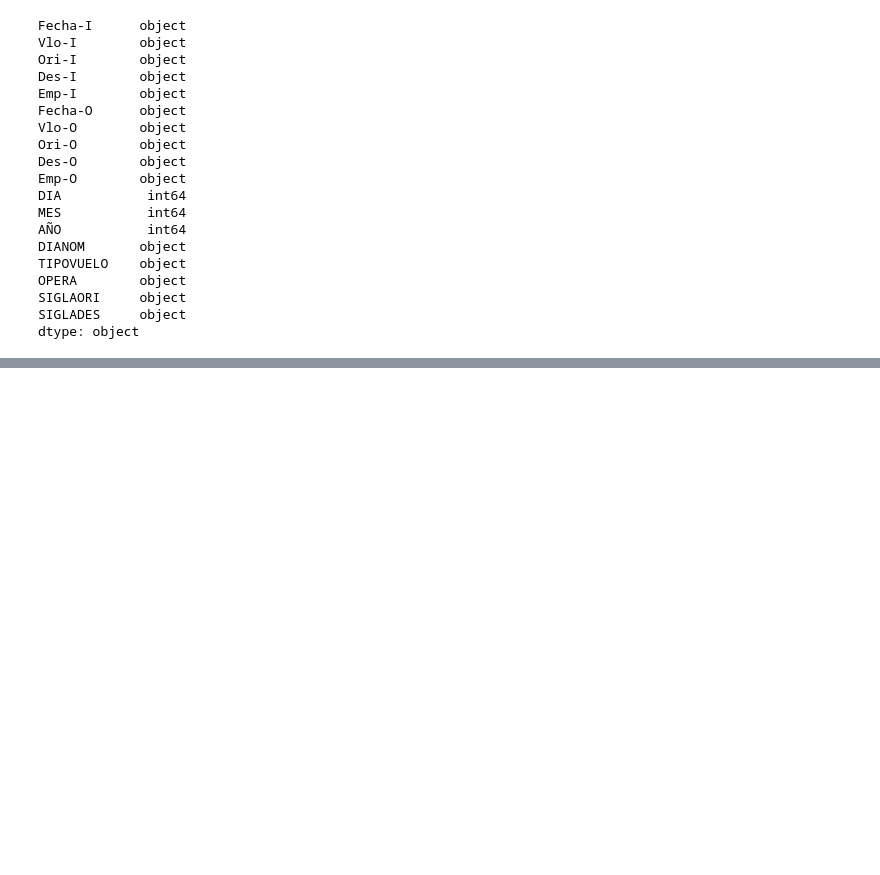
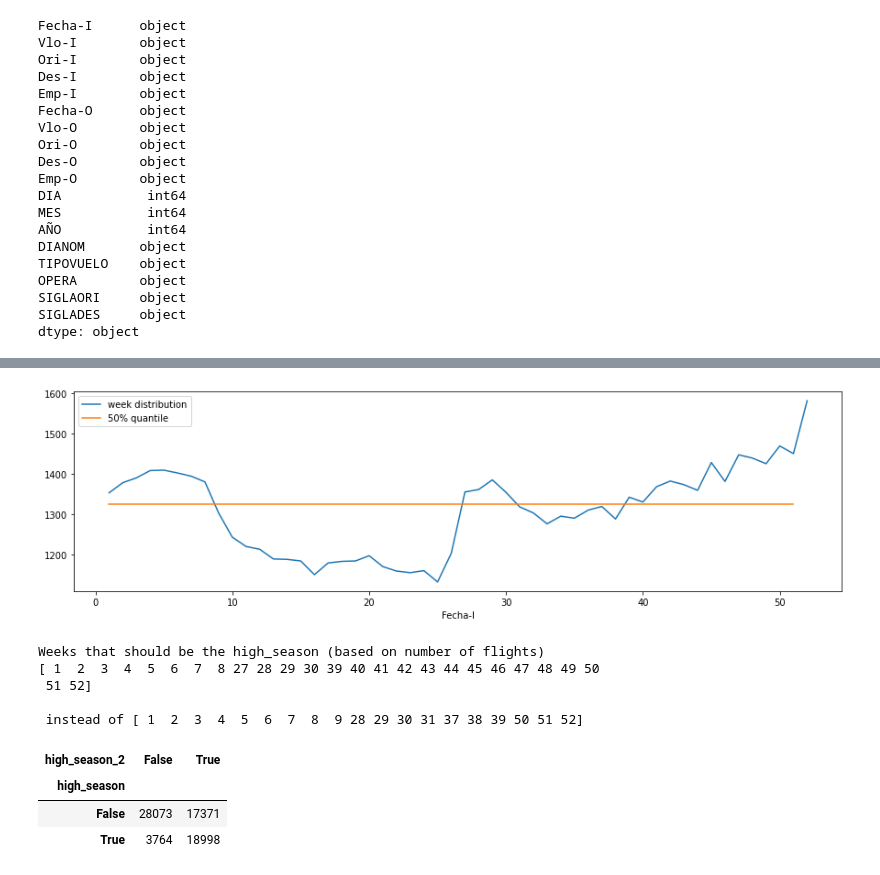
Before and after one commit to giopalmieri/dschallenge-latam, a Jupyter notebook: solution.ipynb, the cells around one changed output, grey strips where cells are left out. Saved outputs shown, nothing was run; the diff lists cells and outputs as text; code cells hidden in the pictures; blank space fills up the shorter version.

```diff
--- a/solution.ipynb
+++ b/solution.ipynb
@@ -47,6 +47,8 @@ df['Fecha-O']=pd.to_datetime(df['Fecha-O'])
 for col in df.columns:
     if df[col].dtype == 'object':
         print(f"{col} has {df[col].nunique()} different values")
+    elif df[col].dtype == 'int64':
+        print(f"{col} is int64 and max value is: {df[col].max()} and min value is: {df[col].min()}")
 # %% [output]
 Vlo-I has 750 different values
 Ori-I has 1 different values
@@ -64,6 +69,13 @@ SIGLADES has 62 different values
 # %%
 #Based on the data catalog and the information above we have a cut-off for categorical variables with less than 500 values
 #I am doing this because I believe that this is just a sample of a bigger dataset which can contain more destination and origin cities.
+catcols=[]
 for col in df.columns:
     if df[col].dtype == 'object' and df[col].nunique()<200:
         df[col]=df[col].astype('category')
+        catcols.append(col)
+    elif df[col].dtype == 'int64' and df[col].max() < 127:
+        df[col]=df[col].astype('int8')
+    elif df[col].dtype == 'int64' and df[col].max() < 32767:
+        df[col]=df[col].astype('int16')
+df.dtypes
@@ -71,0 +105,16 @@ for col in df.columns:
+# %%
+%%time
+#creating a function and dummy variables for month and day is a simple way to create the high_season feat
+def high_season(x):
+    month=x.month
+    day=x.day
+    if ((month == 12 and day >= 15) or
+     (month in [1,2]) or
+     (month == 3 and day <= 3) or
+     (month == 7 and day >= 15 and day <= 31) or
+     (month == 9 and day >= 11 and day <= 30)): return True #the outer parentesis is to multiple line conditions
+    else:
+        return False
+
+df['high_season']=df['Fecha-I'].apply(lambda x: high_season(x))
+df.groupby([df['Fecha-I'].dt.month,'high_season'])['Fecha-O'].count().unstack()
@@ -71,0 +138,24 @@ for col in df.columns:
+# %%
+week_dist=df.groupby(df['Fecha-I'].dt.week)['Fecha-O'].count()
+week_dist.plot(figsize=(15,4)) #not using year because only has dates in 2017
+q=week_dist.quantile(q=0.5)
+plt.plot([1,51],[q,q])
+plt.legend(['week distribution','50% quantile'])
+plt.show()
+#the graph below show us the quantity of flights by week in 2017, we can see that the high season variable
+print(f"""Weeks that should be the high_season (based on number of flights) \n{week_dist[week_dist>q].index.values}
+\n instead of {df[df['high_season']==1]['Fecha-I'].dt.week.value_counts().index.sort_values().values}""")
+df['high_season_2']=(df['Fecha-I'].dt.week.isin(week_dist[week_dist>q].index.values)).astype(bool)
+# parallel high_season for this analysis
+df.groupby(['high_season','high_season_2'])['Fecha-I'].count().unstack()
+# %% [output]
+[figure, added]
+Weeks that should be the high_season (based on number of flights)
+[ 1  2  3  4  5  6  7  8 27 28 29 30 39 40 41 42 43 44 45 46 47 48 49 50
+ 51 52]
+
+ instead of [ 1  2  3  4  5  6  7  8  9 28 29 30 31 37 38 39 50 51 52]
+| high_season_2 | False | True |
+| high_season |  |  |
+| False | 28073 | 17371 |
+| True | 3764 | 18998 |
```
Also changed, not shown: parts of 10 cells of this notebook.
